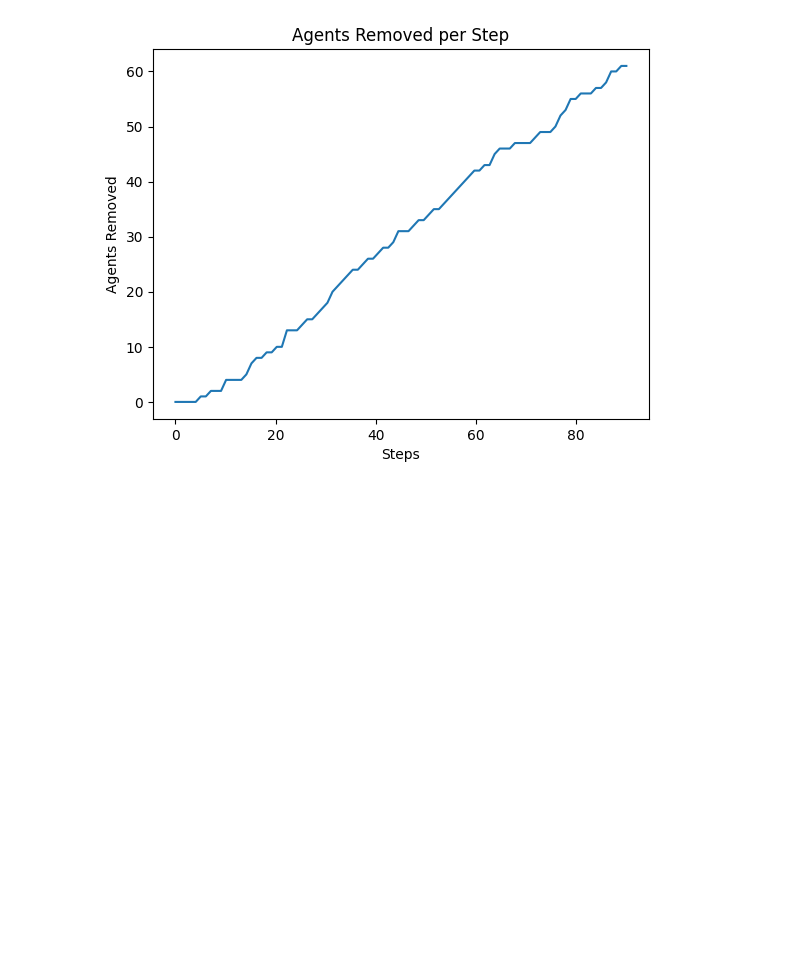
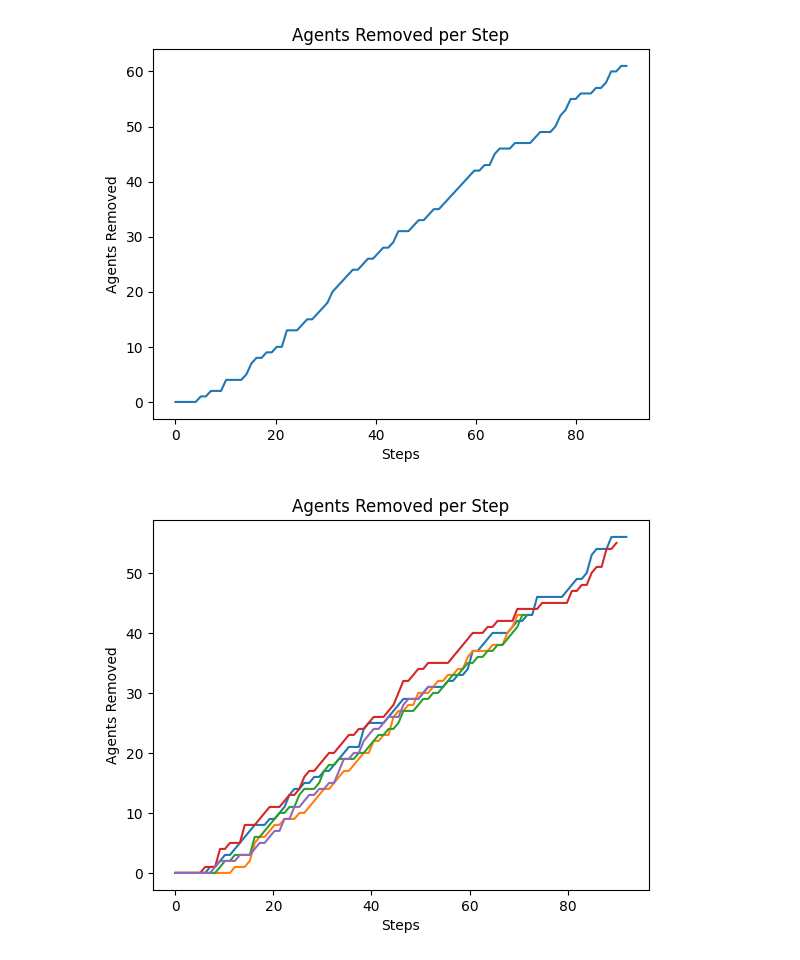
Before and after one commit to LoesBijman/agent_based_modeling, a Jupyter notebook: visualize.ipynb, the cells around one changed output. Saved outputs shown, nothing was run; the diff lists cells and outputs as text; code cells hidden in the pictures; blank space fills up the shorter version.

```diff
--- a/visualize.ipynb
+++ b/visualize.ipynb
@@ -32,3 +17,21 @@ plt.title("Agents Removed per Step")
 plt.show()
 # %% [output]
 [figure]
+# %%
+# Load the data from the CSV file
+data = pd.read_csv("agents_removed_per_step_all_runs.csv")
+
+for i in range(len(data.columns)):
+    # prepare the data for plotting taking column i
+    steps = np.linspace(0, len(data.iloc[:, i]), len(data.iloc[:, i]))
+
+    # visualize the data
+    plt.plot(steps, data.iloc[:, i])
+
+plt.xlabel("Steps")
+plt.ylabel("Agents Removed")
+plt.title("Agents Removed per Step")
+
+plt.show()
+# %% [output]
+[figure, added]
```
Also changed, not shown: parts of 2 cells of this notebook, 4 other files.
